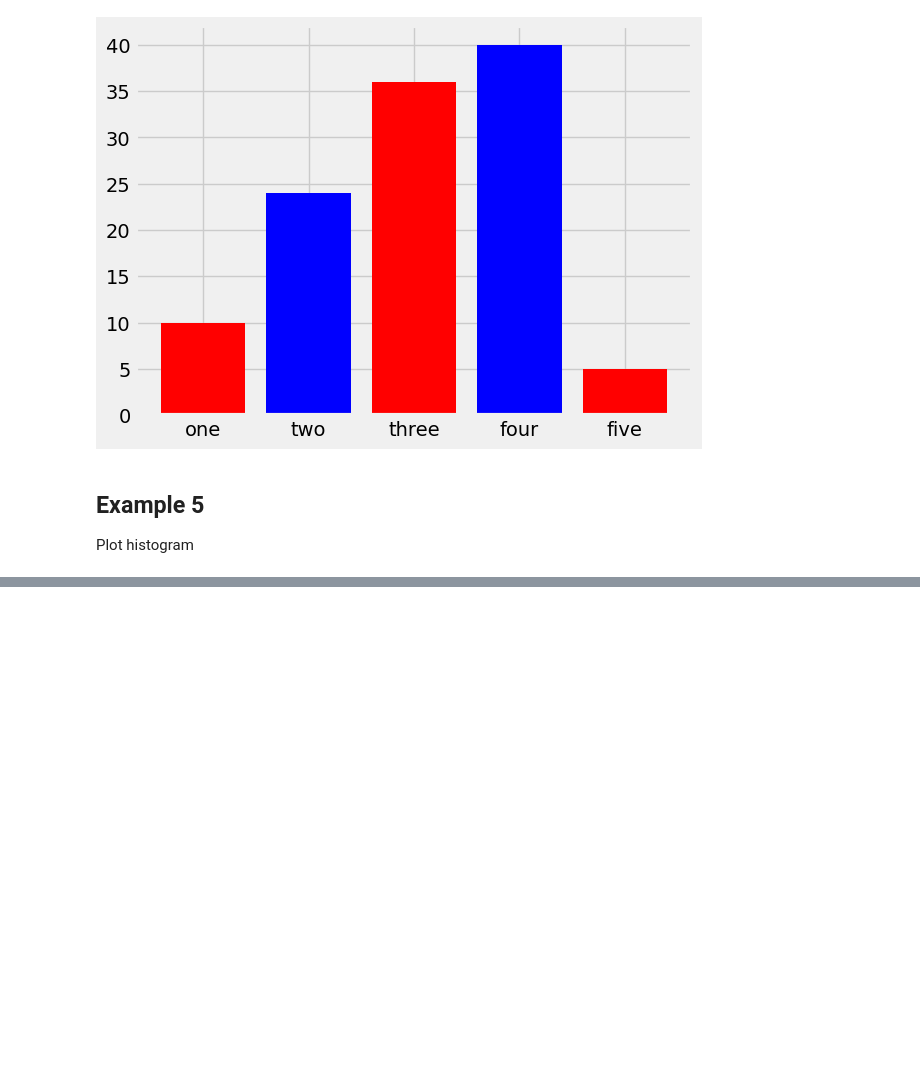
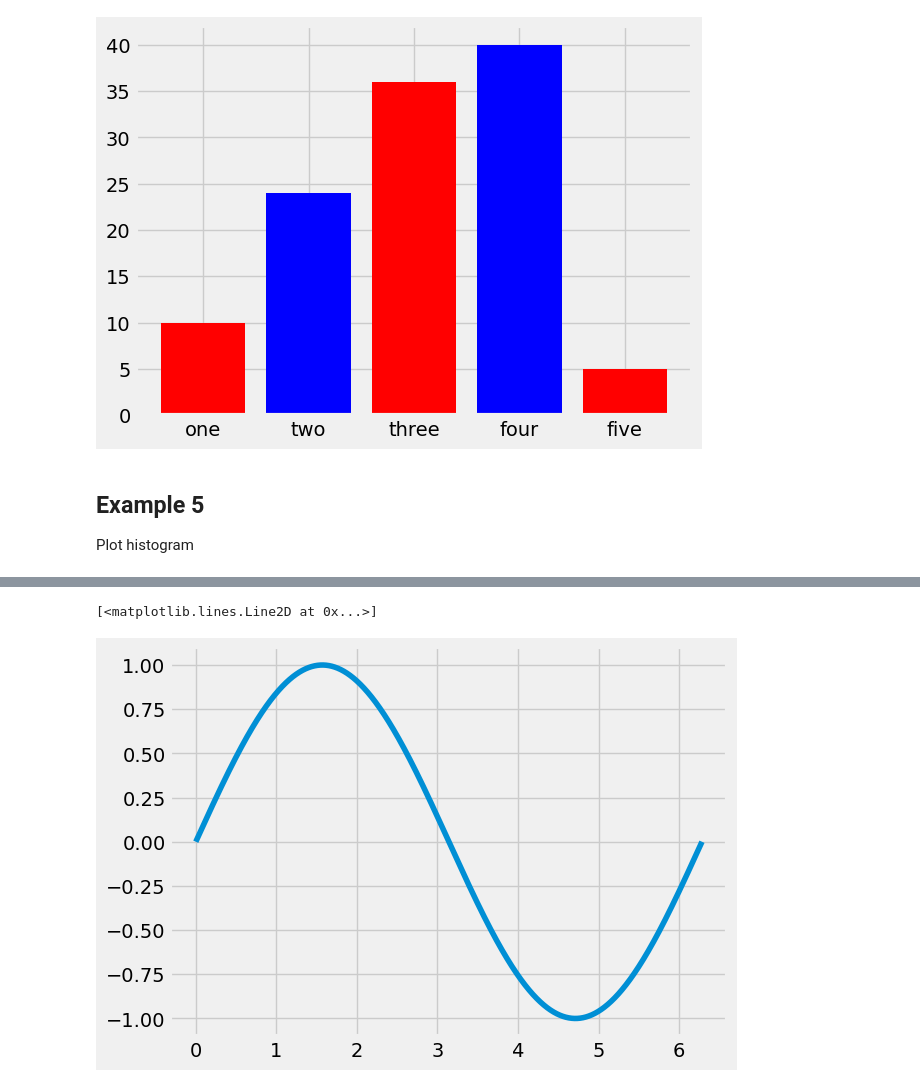
Before and after one commit to Jyotipm05/AI-Mafia---Machine-Learning, a Jupyter notebook: Matplotlib.ipynb, the cells around one changed output, grey strips where cells are left out. Drawn from its saved outputs; the diff is of its cells as text; code cells hidden in the pictures; blank space fills up the shorter version.

```diff
--- a/Matplotlib.ipynb
+++ b/Matplotlib.ipynb
@@ -213,0 +280,8 @@ plt.close()
+# %%
+x = np.arange(0, 2 * (np.pi), .0001)
+y = np.sin(x)
+# %%
+plt.plot(x, y)
+# %% [output]
+[<matplotlib.lines.Line2D at 0x...>]
+[figure, added]
```
Also changed, not shown: parts of 20 cells of this notebook, 1 other file.
